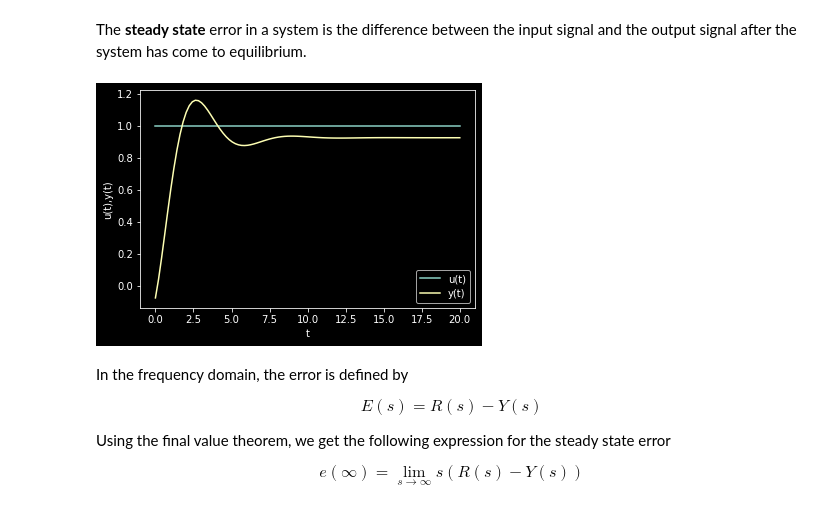
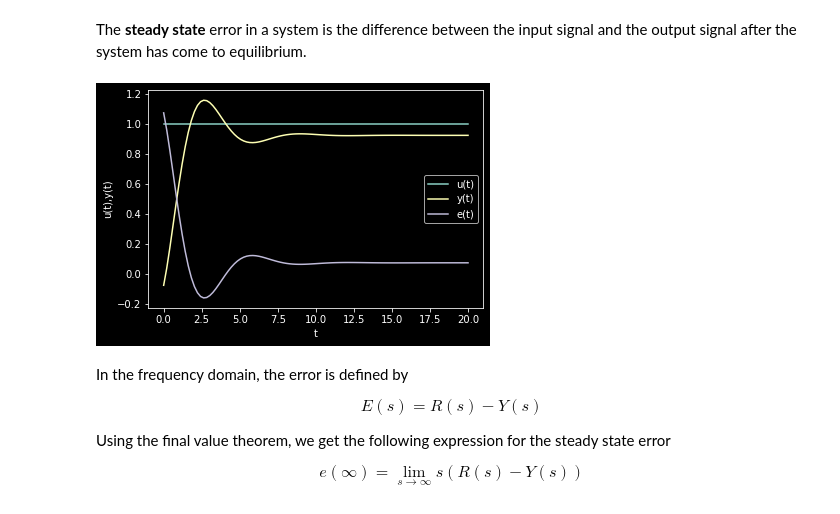
Before and after one commit to christakahashi/ECE447, a Jupyter notebook: lectures/steady-state-error.ipynb, the cells around one changed output. Cells and saved outputs as stored; diff of their text form; code cells hidden in the pictures.

```diff
--- a/lectures/steady-state-error.ipynb
+++ b/lectures/steady-state-error.ipynb
@@ -69,13 +69,17 @@ except:
 The **steady state** error in a system is the difference between the input signal and the output signal after the system has come to equilibrium.
 # %%
 t = np.linspace(0,20,100)
-plt.plot(t,1+0*t,label="u(t)");
-plt.plot(t,0.925-np.exp(-0.5*t)*np.cos(t),label="y(t)");
+u = 1+0*t
+y = 0.925-np.exp(-0.5*t)*np.cos(t)
+e = u-y
+plt.plot(t,u,label="u(t)");
+plt.plot(t,y,label="y(t)");
+plt.plot(t,e,label="e(t)")
 plt.xlabel("t")
 plt.ylabel("u(t),y(t)")
 plt.legend();
 # %% [output]
-[figure, old version]
+[figure, new version]
 # %% [markdown]
 In the frequency domain, the error is defined by
 
```
